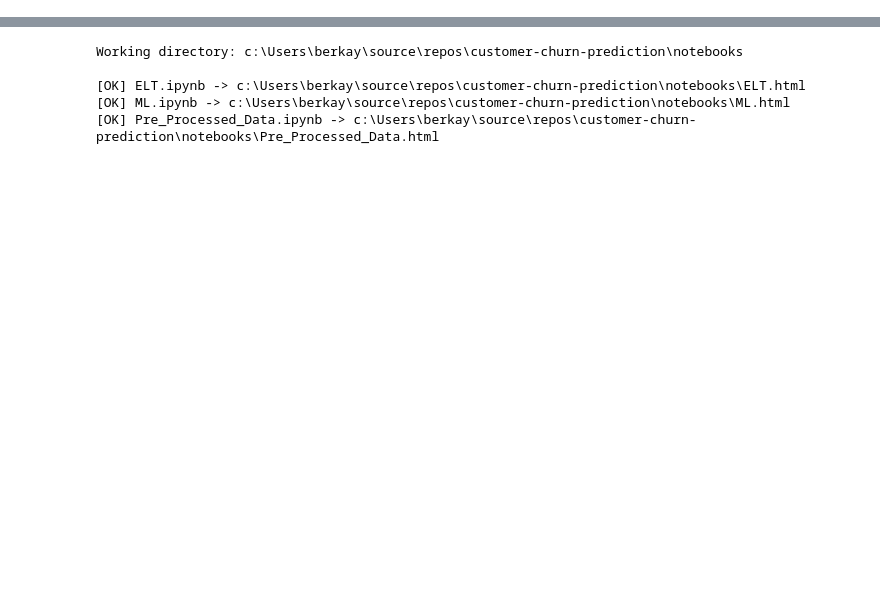
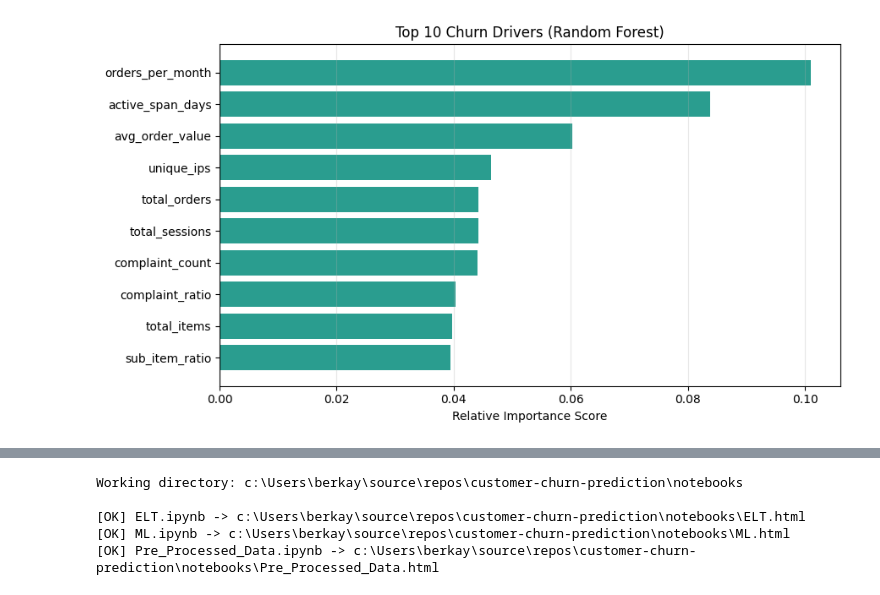
Before and after one commit to bangai1/customer-churn-prediction, a Jupyter notebook: notebooks/ML.ipynb, the cells around one changed output, grey strips where cells are left out. Cells and saved outputs as stored; diff of their text form; code cells hidden in the pictures; blank space fills up the shorter version.

```diff
--- a/notebooks/ML.ipynb
+++ b/notebooks/ML.ipynb
@@ -267,0 +221,34 @@ weighted avg       0.78      0.78      0.78        41
+# %%
+
+# 7. VISUALIZATION 2: TOP 10 CHURN DRIVERS (FEATURE IMPORTANCE)
+
+rf_auc = results_df.loc[results_df["Model"] == "Random Forest", "Test ROC-AUC"].values[0]
+dt_auc = results_df.loc[results_df["Model"] == "Decision Tree", "Test ROC-AUC"].values[0]
+best_tree_name = "Random Forest" if rf_auc >= dt_auc else "Decision Tree"
+
+attrs = test_df.schema["features"].metadata["ml_attr"]["attrs"]
+feature_map = {}
+for attr_type in ["numeric", "binary", "nominal"]:
+    for attr in attrs.get(attr_type, []):
+        name = attr["name"]
+        if name.startswith("scaled_num_features_"):
+            name = num_cols[int(name.split("_")[-1])]
+        feature_map[attr["idx"]] = name
+
+ordered_features = [feature_map[i] for i in sorted(feature_map)]
+importances = best_models[best_tree_name].featureImportances.toArray()
+
+top_features_df = pd.DataFrame({
+    "Feature": ordered_features,
+    "Importance": importances
+}).sort_values(by="Importance", ascending=False).head(10)
+
+plt.figure(figsize=(9, 5))
+plt.barh(top_features_df["Feature"][::-1], top_features_df["Importance"][::-1], color="#2a9d8f")
+plt.xlabel("Relative Importance Score")
+plt.title(f"Top 10 Churn Drivers ({best_tree_name})")
+plt.grid(axis="x", alpha=0.3)
+plt.tight_layout()
+plt.show()
+# %% [output]
+[figure, added]
```
Also changed, not shown: parts of 18 cells of this notebook, 4 other files.
